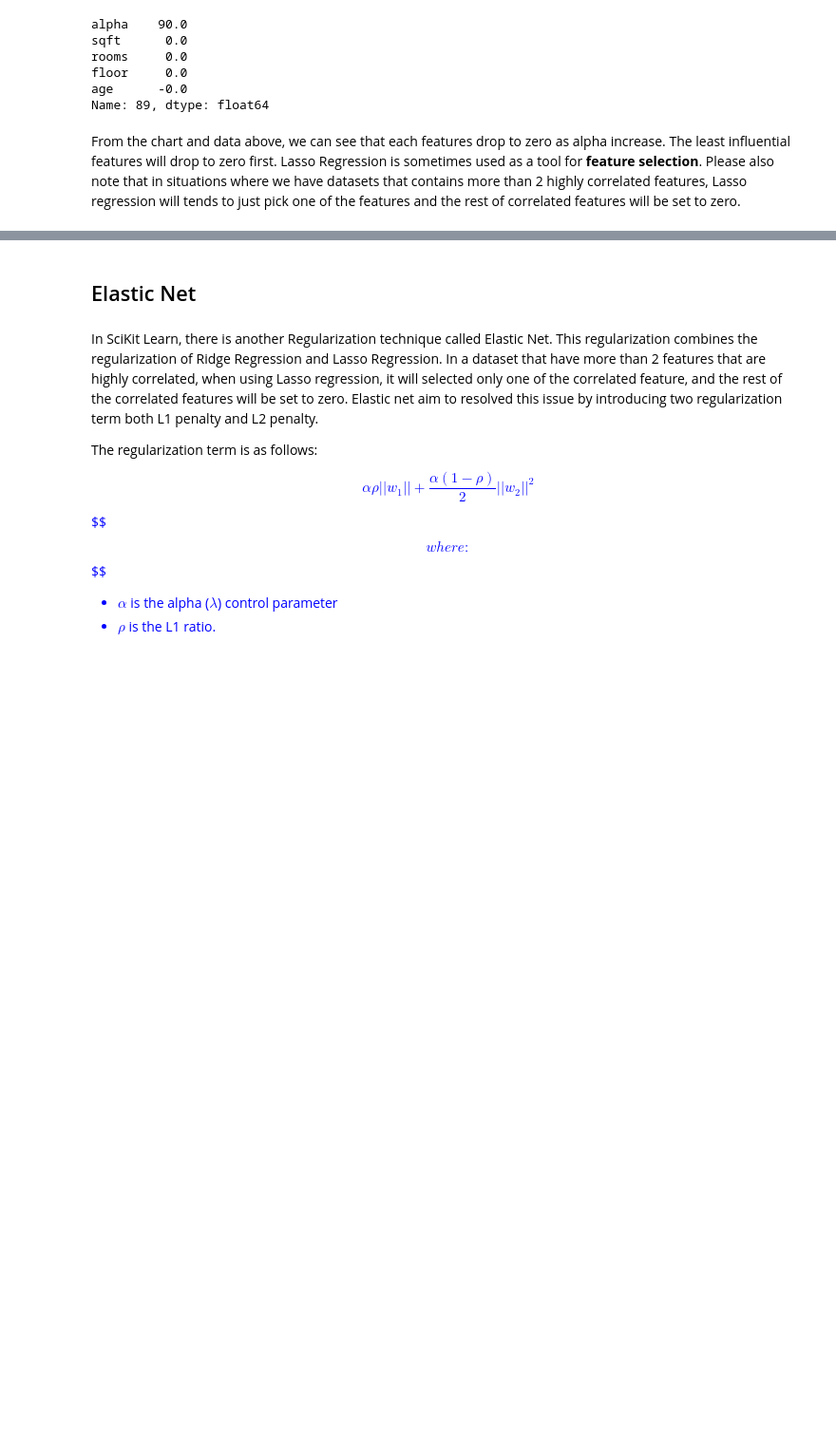
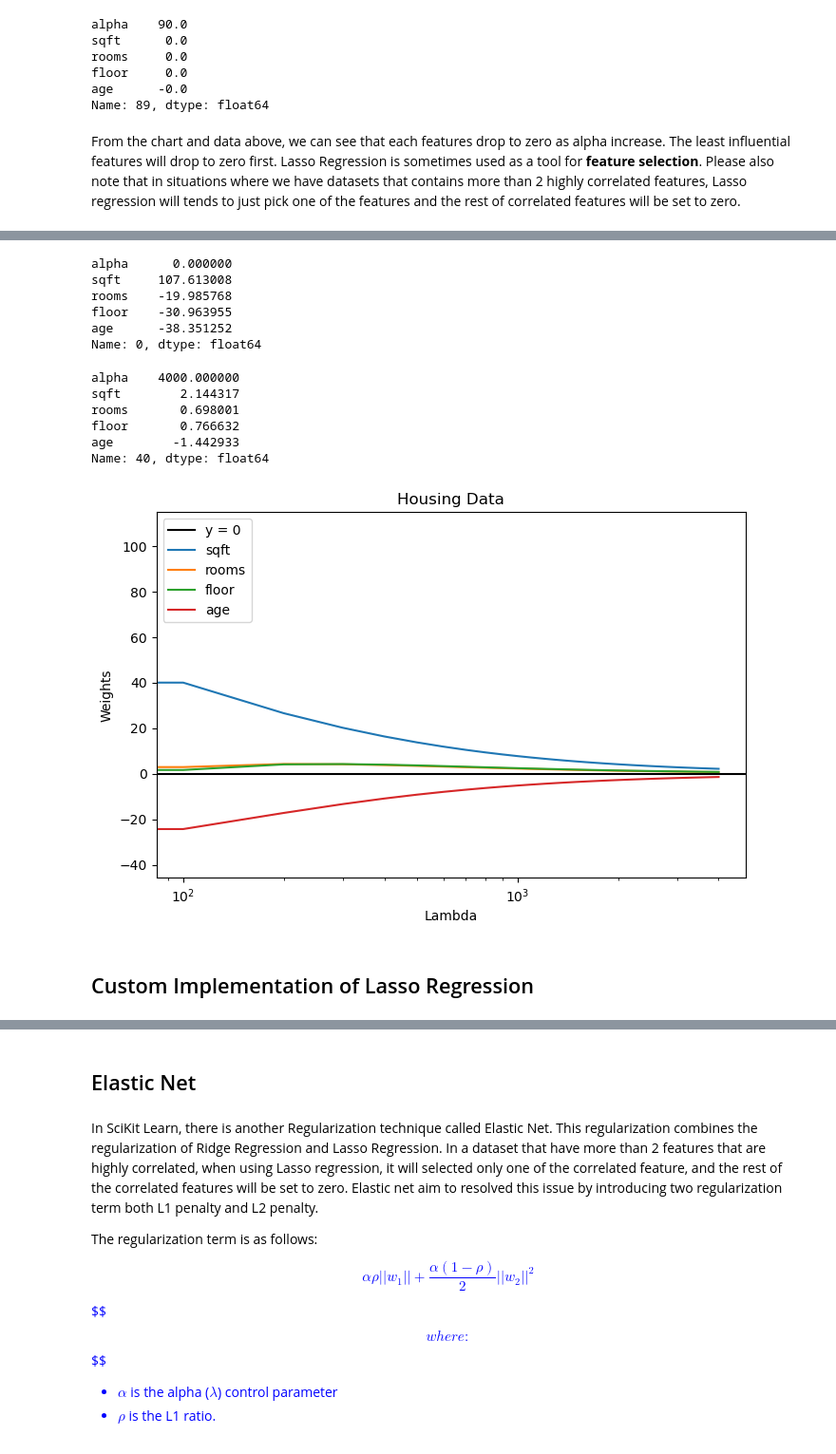
Before and after one commit to mlnotes2718/Introduction-Machine-Learning, a Jupyter notebook: ML Master Notes 15 - Regularization with SciKit Learn.ipynb, the cells around one changed output, grey strips where cells are left out. Shown: that part at 95% size. Cells and saved outputs as stored; diff of their text form; code cells hidden in the pictures; blank space fills up the shorter version.

```diff
--- a/ML Master Notes 15 - Regularization with SciKit Learn.ipynb
+++ b/ML Master Notes 15 - Regularization with SciKit Learn.ipynb
@@ -1158,0 +1161,15 @@ From the chart and data above, we can see that each features drop to zero as alp
+# %%
+std_scaler1 = StandardScaler()
+X3_norm = std_scaler1.fit_transform(X3_train)
+# %%
+weights = None
+for regu_lambda in range(0,4100,100):
+    coef1, b1, _, _, _ = compute_gradient_descent_regu_beta(X3_norm, y3_train, iterations=1000, init_b=0., init_w = None,
+                                                            alpha=0.01, reguLambda = regu_lambda, printProgress=False, printProgressRate = 1000)
+
+    coef1 = np.insert(coef1,0,regu_lambda)
+    #print(coef)
+    if weights is None:
+        weights = np.array(coef1).reshape(1,-1)
+    else:
+        weights = np.vstack((weights, coef1))
@@ -1158,0 +1194,3 @@ From the chart and data above, we can see that each features drop to zero as alp
+# %%
+weights = pd.DataFrame(weights, columns = ['alpha','sqft', 'rooms', 'floor', 'age'])
+weights.head()
@@ -1158,0 +1204,34 @@ From the chart and data above, we can see that each features drop to zero as alp
+# %%
+weights.iloc[0]
+# %% [output]
+alpha      0.000000
+sqft     107.613008
+rooms    -19.985768
+floor    -30.963955
+age      -38.351252
+Name: 0, dtype: float64
+# %%
+weights.iloc[-1]
+# %% [output]
+alpha    4000.000000
+sqft        2.144317
+rooms       0.698001
+floor       0.766632
+age        -1.442933
+Name: 40, dtype: float64
+# %%
+plt.close('all')
+fig, (ax1) = plt.subplots(1, 1, figsize=(8, 5))
+ax1.axhline(y=0, c='black', label=str('y = 0'))
+for f in ['sqft', 'rooms', 'floor', 'age']:
+    ax1.plot(weights['alpha'], weights[f], label=str(f))
+ax1.set_title('Housing Data')
+ax1.set_xscale("log")
+ax1.set_xlabel('Lambda')
+ax1.set_ylabel('Weights')
+ax1.legend(loc="upper left")
+plt.show()
+# %% [output]
+[figure, added]
+# %% [markdown]
+## Custom Implementation of Lasso Regression
```
Also changed, not shown: parts of 42 cells of this notebook, 6 other files.
